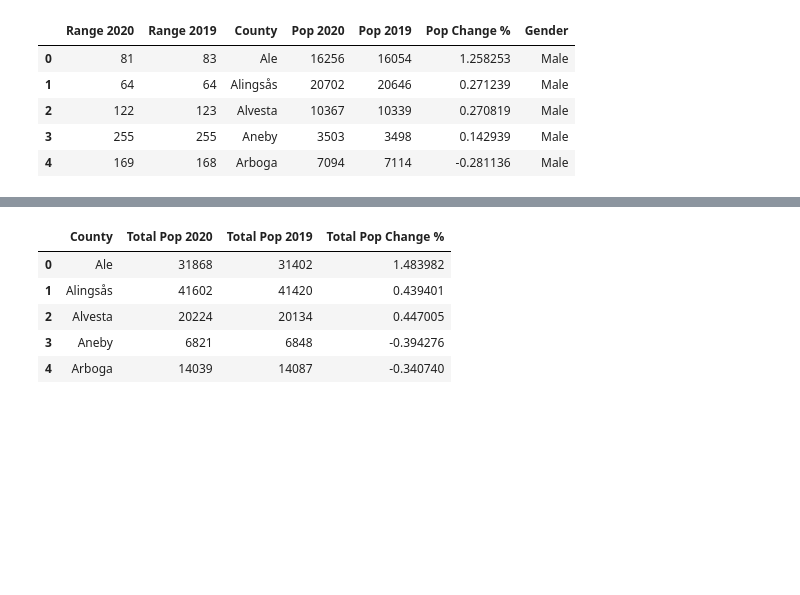
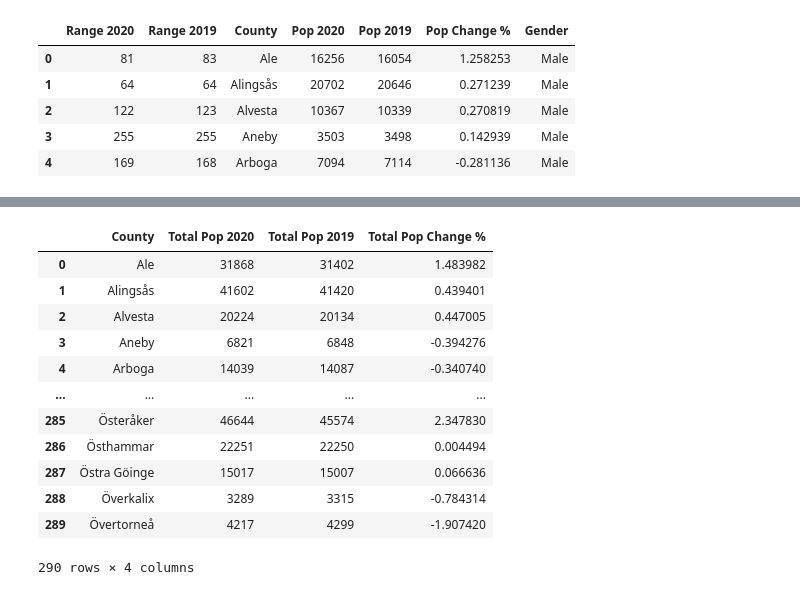
Before and after one commit to SCGlass/Data-Processing-Sam-Glass, a Jupyter notebook: Exercises/E00-Panda_fundamentals.ipynb, the cells around one changed output, grey strips where cells are left out. Cells and saved outputs as stored; diff of their text form; code cells hidden in the pictures; blank space fills up the shorter version.

```diff
--- a/Exercises/E00-Panda_fundamentals.ipynb
+++ b/Exercises/E00-Panda_fundamentals.ipynb
@@ -556,12 +564,19 @@ df_total_pop.rename(
 )
 df_total_pop.drop(df_total_pop.columns[[0, 1]],axis=1, inplace=True)
 # %%
-df_total_pop.head()
+df_total_pop
 # %% [output]
 |  | County | Total Pop 2020 | Total Pop 2019 | Total Pop Change % |
 | 0 | Ale | 31868 | 31402 | 1.483982 |
 | 1 | Alingsås | 41602 | 41420 | 0.439401 |
 | 2 | Alvesta | 20224 | 20134 | 0.447005 |
 | 3 | Aneby | 6821 | 6848 | -0.394276 |
 | 4 | Arboga | 14039 | 14087 | -0.340740 |
+| ... | ... | ... | ... | ... |
+| 285 | Österåker | 46644 | 45574 | 2.347830 |
+| 286 | Östhammar | 22251 | 22250 | 0.004494 |
+| 287 | Östra Göinge | 15017 | 15007 | 0.066636 |
+| 288 | Överkalix | 3289 | 3315 | -0.784314 |
+| 289 | Övertorneå | 4217 | 4299 | -1.907420 |
+290 rows × 4 columns
 # %%
```
Also changed, not shown: parts of 6 cells of this notebook.
